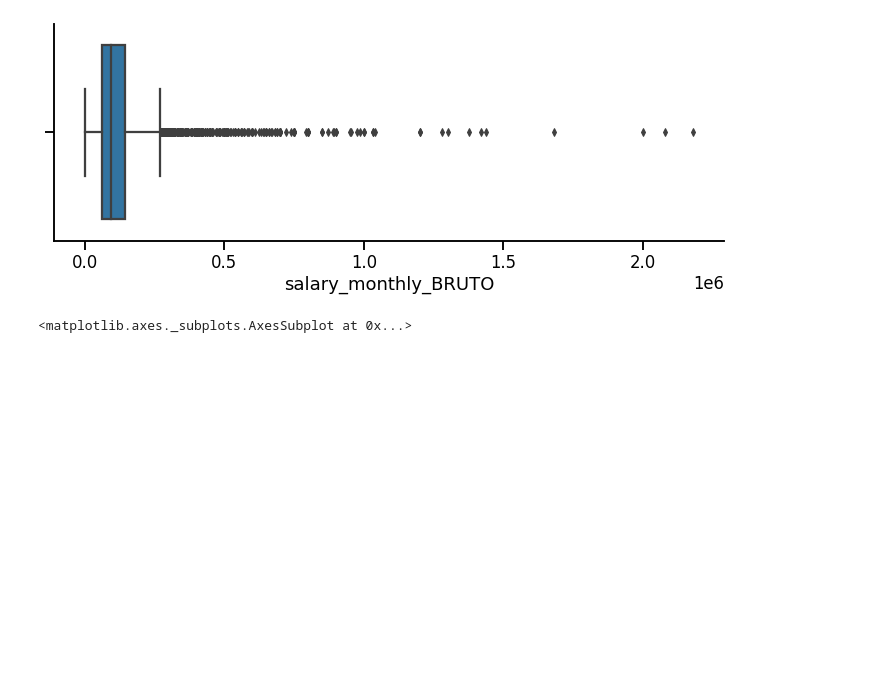
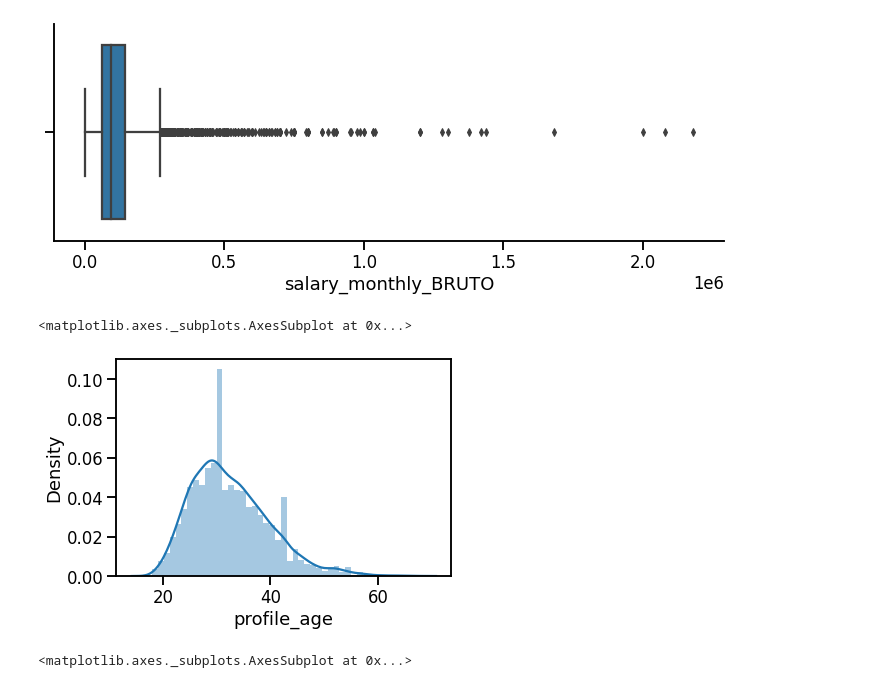
Before and after one commit to DiploDatos/AnalisisyVisualizacion, a Jupyter notebook: 02_Estadistica_descriptiva.ipynb, the cells around one changed output. Cells and saved outputs as stored; diff of their text form; code cells hidden in the pictures; blank space fills up the shorter version.

```diff
--- a/02_Estadistica_descriptiva.ipynb
+++ b/02_Estadistica_descriptiva.ipynb
@@ -199,6 +199,11 @@ seaborn.boxplot(x=df[salary_col])
 seaborn.despine()
 # %% [output]
 [figure]
+# %%
+seaborn.distplot(df[df.profile_age < 100].profile_age)
+# %% [output]
+<matplotlib.axes._subplots.AxesSubplot at 0x...>
+[figure, added]
 # %%
 plt.figure(figsize=(12, 4))
 seaborn.boxplot(x=df[df.profile_age < 100].profile_age)
```
Also changed, not shown: parts of 7 cells of this notebook.
